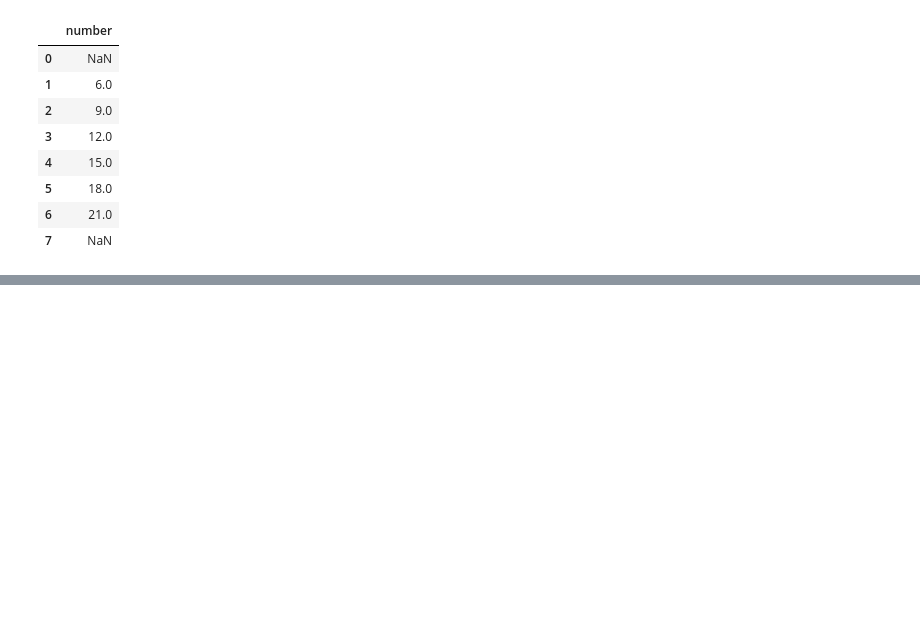
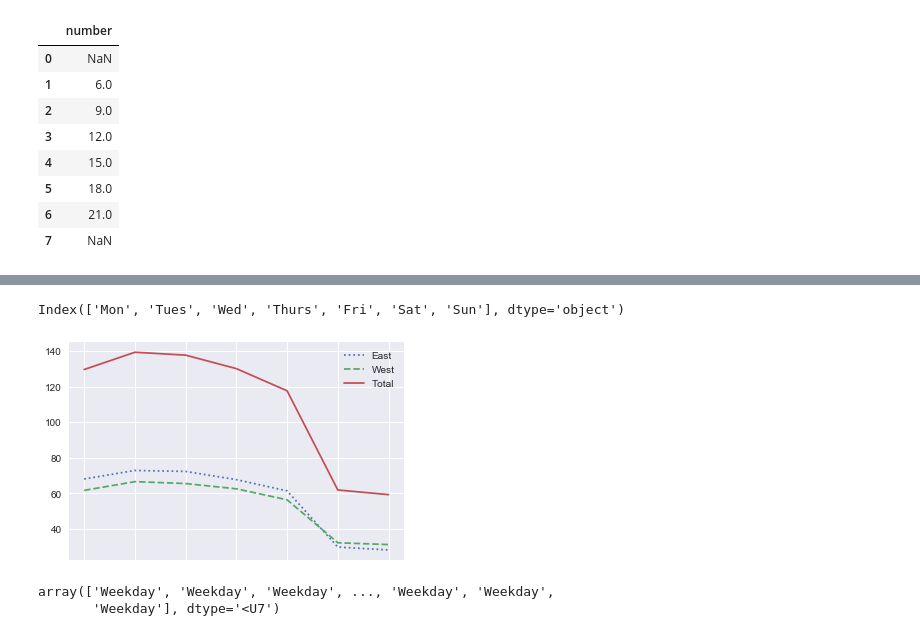
Before and after one commit to Schnell5/ML, a Jupyter notebook: notebooks/Pandas.ipynb, the cells around one changed output, grey strips where cells are left out. Cells and saved outputs as stored; diff of their text form; code cells hidden in the pictures; blank space fills up the shorter version.

```diff
--- a/notebooks/Pandas.ipynb
+++ b/notebooks/Pandas.ipynb
@@ -3276,0 +3279,16 @@ test_df.rolling(3, center=True).sum()
+# %%
+%matplotlib inline
+by_weekday = data.groupby(data.index.dayofweek).mean()
+by_weekday.index = ['Mon', 'Tues', 'Wed', 'Thurs', 'Fri', 'Sat', 'Sun']
+display(by_weekday.index)
+by_weekday.plot(style=[':', '--', '-']);
+# %% [output]
+Index(['Mon', 'Tues', 'Wed', 'Thurs', 'Fri', 'Sat', 'Sun'], dtype='object')
+[figure, added]
+# %%
+weekend = np.where(data.index.weekday < 5, 'Weekday', 'Weekend')
+display(weekend)
+by_time = data.groupby([weekend, data.index.time]).mean()
+# %% [output]
+array(['Weekday', 'Weekday', 'Weekday', ..., 'Weekday', 'Weekday',
+       'Weekday'], dtype='<U7')
```
Also changed, not shown: parts of 46 cells of this notebook.
